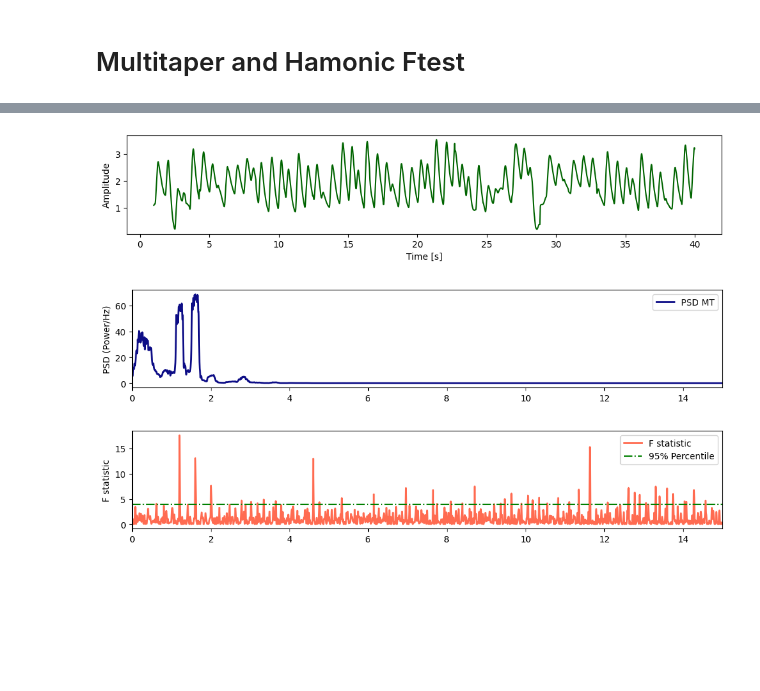
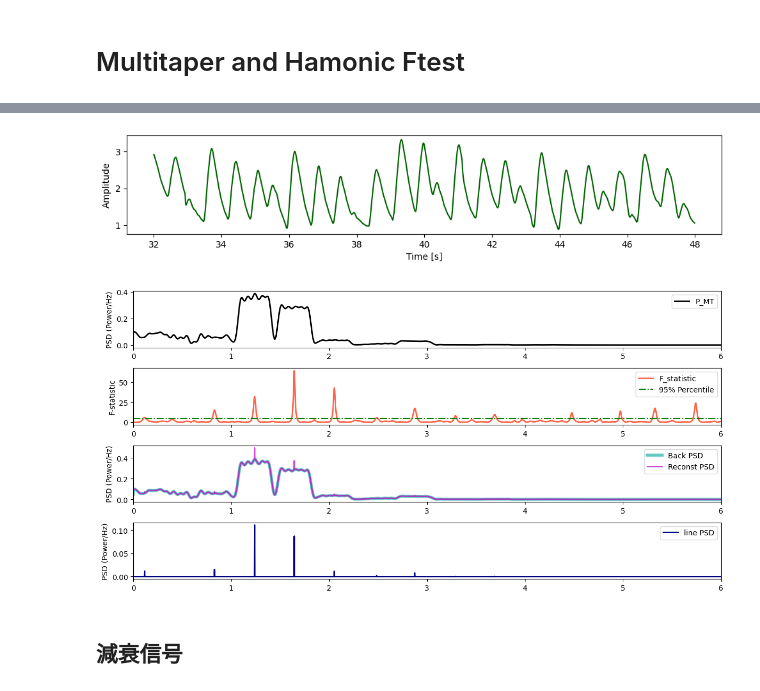
Before and after one commit to Chamusuke/Multitaper_harmonic_Ftest, a Jupyter notebook: python/example.ipynb, the cells around one changed output, grey strips where cells are left out. Cells and saved outputs as stored; diff of their text form; code cells hidden in the pictures; blank space fills up the shorter version.

Commit message:
Harmonic Ftest

```diff
--- a/python/example.ipynb
+++ b/python/example.ipynb
@@ -190,52 +258,68 @@ plt.show()
 # %%
-signal_ppg = df_ecg["PPG"].iloc[125:5000].to_numpy()
-time_ppg = df_ecg["Time"].iloc[125:5000].to_numpy()
+signal_ppg = df_ecg["PPG"].iloc[4000:6000].to_numpy()
+time_ppg = df_ecg["Time"].iloc[4000:6000].to_numpy()
 
 # signal_ppg = highpass(signal_ppg, fs_ECG, cutoff, gpass, gstop)
 # signal_ppg = lowpass(signal_ppg, fs_ECG, cutoff, gpass, gstop)
 
 fig = plt.figure(figsize=(12, 2))
 ax = fig.add_subplot()
 ax.plot(time_ppg, signal_ppg, color='darkgreen')
 ax.set_xlabel("Time [s]")
 ax.set_ylabel("Amplitude")
 plt.show()
 
-MTSpec = MultiTaper_Periodogram(NW=4,nfft=2**16)
+MTSpec = MultiTaper_Periodogram(NW=3,nfft=2**16)
 MTSpec.MT_Spec(signal_ppg, fs_ECG)
+MTSpec.Harmonic_Ftest(p_level=0.05)
 
-fig = plt.figure(figsize=(12, 2))
-ax = fig.add_subplot()
-a = 0.95
-ax.plot(MTSpec.f, MTSpec.mt_psd, '-',label='PSD MT',alpha=a,  c ='navy',lw=2)
+
+fig, axes = plt.subplots(4, 1, figsize=(12, 6))  # 3行1列のサブプロット
+
+a = 0.95  # 透明度
+
+# ---- 1つ目のプロット (PSD) ----
+ax = axes[0]
+ax.plot(MTSpec.f, MTSpec.mt_psd, '-', label='P_MT', alpha=1, c='k', lw=2)
 ax.set_ylabel('PSD (Power/Hz)')
-# ax.set_xscale('log')
-ax.set_xlim(0,15)
+ax.set_xlim(0,6)
 # ax.set_yscale('log')
 # ax.set_ylim(1e-8)
-plt.legend()
+ax.legend()
+
+# ---- 2つ目のプロット (F-statistic) ----
+ax = axes[1]
+ax.plot(MTSpec.f, MTSpec.F_stat[0, :], '-', label='F_statistic', alpha=1, c='tomato', lw=2)
+ax.hlines(MTSpec.F_crit, MTSpec.f[0], MTSpec.f[-1], linestyles="-.", color='green', label='95% Percentile')
+ax.set_ylabel('F-statistic')
+ax.set_xlim(0,6)
+ax.legend()
+
+# ---- 3つ目のプロット (Reconstructed PSD) ----
+ax = axes[2]
+ax.plot(MTSpec.f, MTSpec.re_psd[0, :], '-', label='Back PSD', alpha=0.7, c='lightseagreen', lw=4)
+ax.plot(MTSpec.f, MTSpec.re_psd[1, :], '-', label='Reconst PSD', alpha=0.7, c='m', lw=2)
+ax.set_ylabel('PSD (Power/Hz)')
+ax.set_xlim(0,6)
+# ax.set_yscale('log')
+# ax.set_ylim(1e-8)
+ax.legend()
+# ---- 4つ目のプロット (Reconstructed PSD) ----
+ax = axes[3]
+ax.plot(MTSpec.f, MTSpec.re_psd[2, :], '-', label='line PSD', alpha=1, c='navy', lw=2)
+ax.set_ylabel('PSD (Power/Hz)')
+ax.set_xlim(0,6)
+# ax.set_yscale('log')
+# ax.set_ylim(1e-8)
+ax.legend()
+# ---- レイアウトの調整 ----
+plt.tight_layout()  # 各プロットの間隔を調整
 plt.show()
-
-
-MTSpec.Harmonic_Ftest(p_level=0.05)
-fig = plt.figure(figsize=(12, 2))
-ax = fig.add_subplot()
-a = 0.95
-
-ax.plot(MTSpec.f, MTSpec.F, '-',label='F statistic',alpha=a,  c ='tomato',lw=2)
-ax.set_ylabel('F statistic')
-ax.hlines(MTSpec.F_crit, MTSpec.f[0], MTSpec.f[-1], linestyles="-.", color='green', label='95% Percentile')
-
-# ax.set_xscale('log')
-ax.set_xlim(0,15)
-# ax.set_yscale('log')
-# ax.set_ylim(0,40)
-plt.legend()
-plt.show()
 # %% [output]
-[figure, old version]
+[figure, new version]
-[figure, old version]
+[figure, new version]
-[figure, removed]
+# %% [markdown]
+## 減衰信号
 # %%
 import numpy as np
 import matplotlib.pyplot as plt
```
Also changed, not shown: parts of 9 cells of this notebook, 1 other file.
